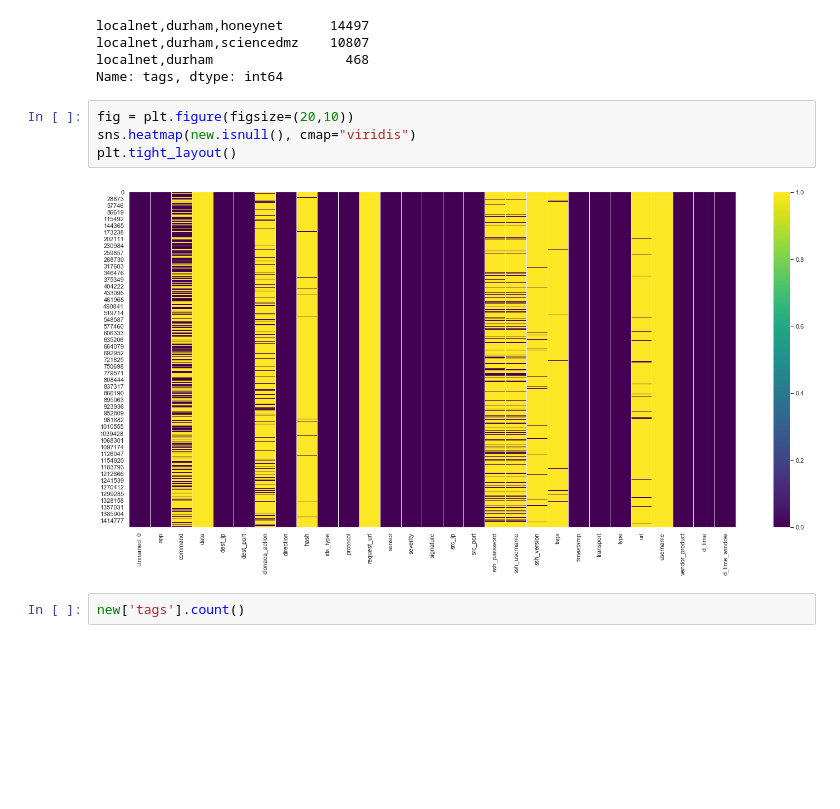
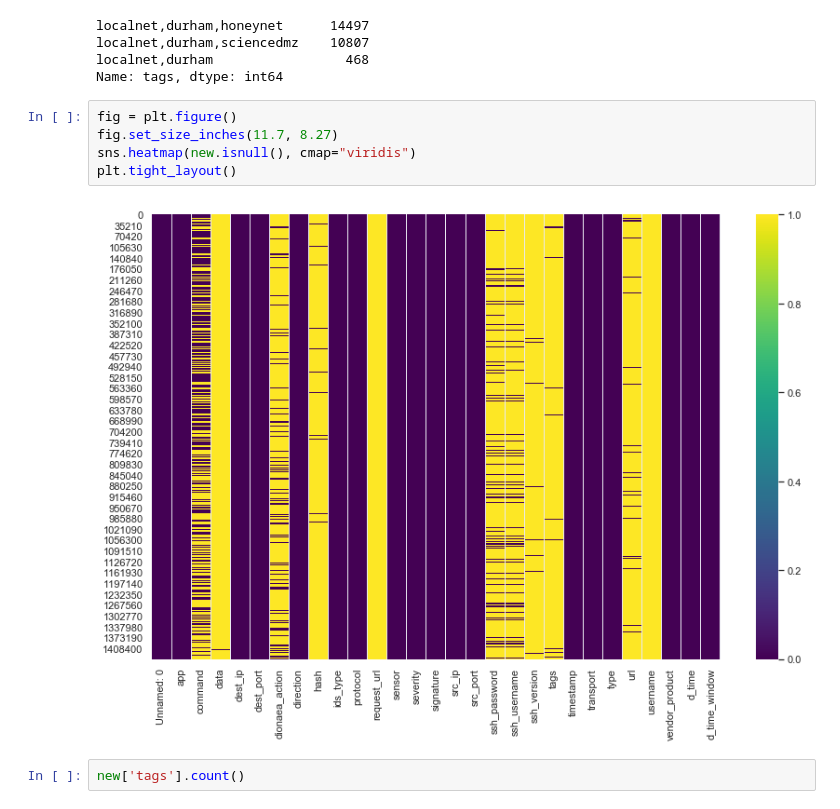
Before and after one commit to rijish45/Security-Analytics, a Jupyter notebook: Full-Data-20.ipynb, the cells around one changed output. Drawn from its saved outputs; the diff is of its cells as text; blank space fills up the shorter version.

```diff
--- a/Full-Data-20.ipynb
+++ b/Full-Data-20.ipynb
@@ -592,11 +592,12 @@ localnet,durham,sciencedmz    10807
 localnet,durham                 468
 Name: tags, dtype: int64
 # %%
-fig = plt.figure(figsize=(20,10))
+fig = plt.figure()
+fig.set_size_inches(11.7, 8.27)
 sns.heatmap(new.isnull(), cmap="viridis")
 plt.tight_layout()
 # %% [output]
-[figure, old version]
+[figure, new version]
 # %%
 new['tags'].count()
 # %% [output]
```
Also changed, not shown: parts of 44 cells of this notebook, 14 other files.
